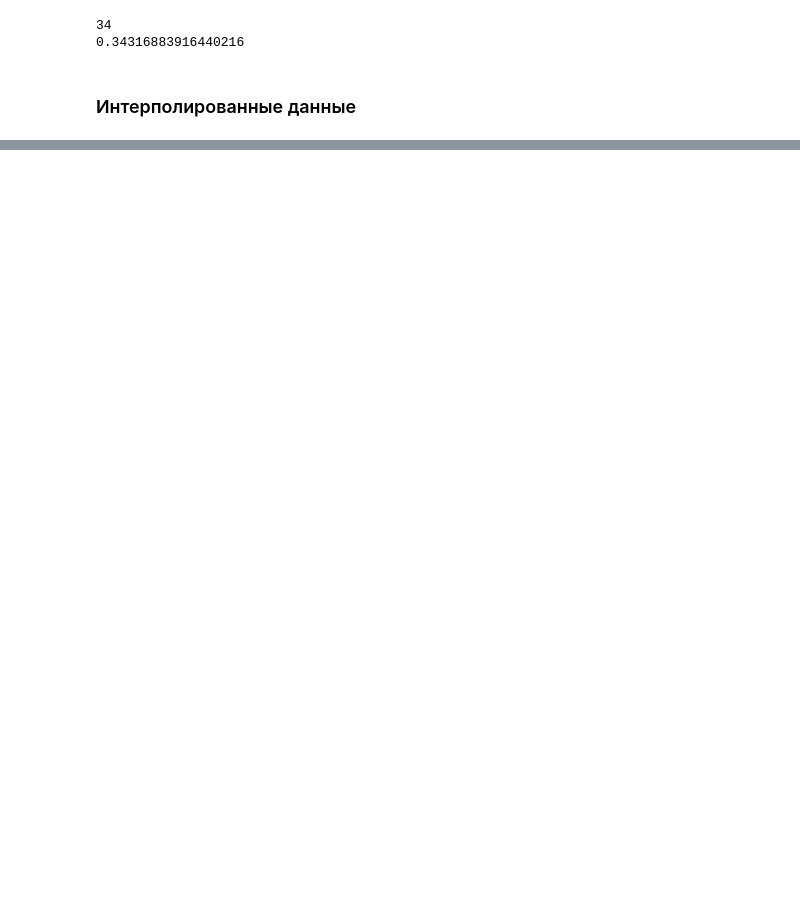
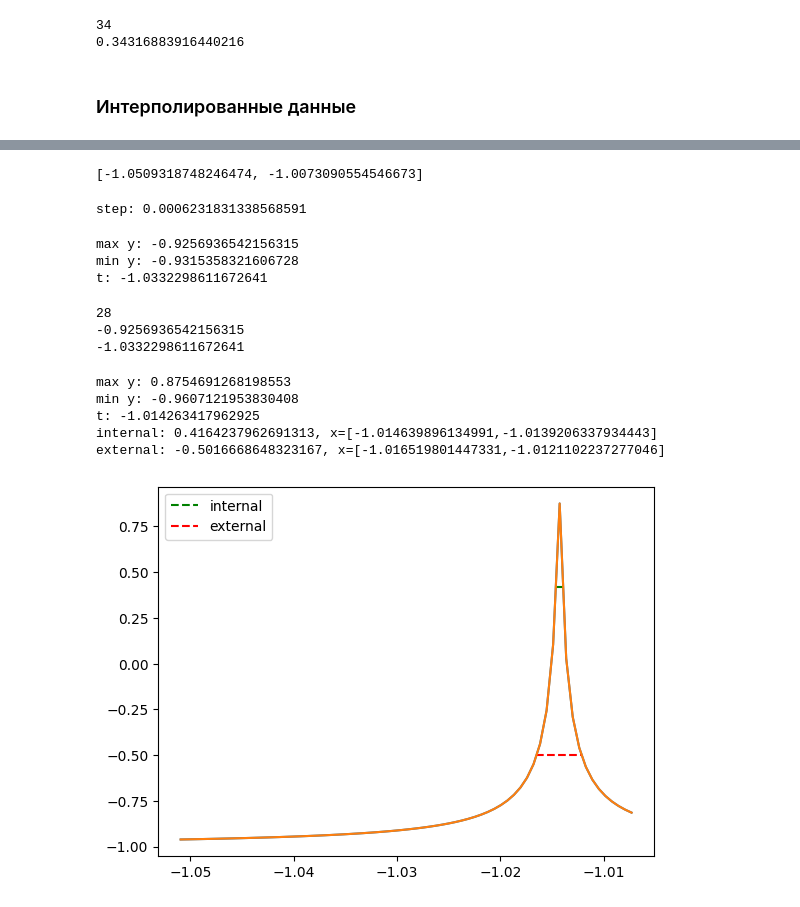
Before and after one commit to eagerbeaver04/interval-analysis, a Jupyter notebook: lab3/main.ipynb, the cells around one changed output, grey strips where cells are left out. Cells and saved outputs as stored; diff of their text form; code cells hidden in the pictures; blank space fills up the shorter version.

```diff
--- a/lab3/main.ipynb
+++ b/lab3/main.ipynb
@@ -257,0 +330,45 @@ external:-0.9465074902253662, x=[0.3380530655500681,0.3428198057157983]
+# %%
+t_bounds = [min(y_voltage_int_flatten, key=lambda x: med(x)) / max(x_voltage_int_flatten, key=lambda x: med(x)),
+           max(y_voltage_int_flatten, key=lambda x: med(x)) / min(x_voltage_int_flatten, key=lambda x: med(x))]
+t_bounds.sort()
+t_bounds = [med(interval) for interval in t_bounds]
+print(t_bounds)
+# %% [output]
+[-1.0509318748246474, -1.0073090554546673]
+# %%
+iters = 70
+t = np.linspace(t_bounds[0], t_bounds[1], iters)
+print(f"step: {np.abs(t_bounds[1] - t_bounds[0]) / iters}")
+# %% [output]
+step: 0.0006231831338568591
+# %%
+data_t = vec_estimate(t)
+data_med_p_t = vec_estimate_med_p_t(t)
+data_med_k_t = vec_estimate_med_k_t(t)
+# %%
+data_t = np.array([float(item) for item in data_t])
+data_med_k_t = np.array([float(item) for item in data_med_k_t])
+data_med_p_t = np.array([float(item) for item in data_med_p_t])
+# %%
+process_data_t(data_t, t, False)
+# %% [output]
+max y: -0.9256936542156315
+min y: -0.9315358321606728
+t: -1.0332298611672641
+# %%
+print(np.argmax(data_t))
+print(data_t[np.argmax(data_t)])
+print(t[np.argmax(data_t)])
+# %% [output]
+28
+-0.9256936542156315
+-1.0332298611672641
+# %%
+process_data_t(data_med_k_t, t)
+# %% [output]
+max y: 0.8754691268198553
+min y: -0.9607121953830408
+t: -1.014263417962925
+internal: 0.4164237962691313, x=[-1.014639896134991,-1.0139206337934443]
+external: -0.5016668648323167, x=[-1.016519801447331,-1.0121102237277046]
+[figure, added]
```
Also changed, not shown: parts of 25 cells of this notebook, 2 other files.
